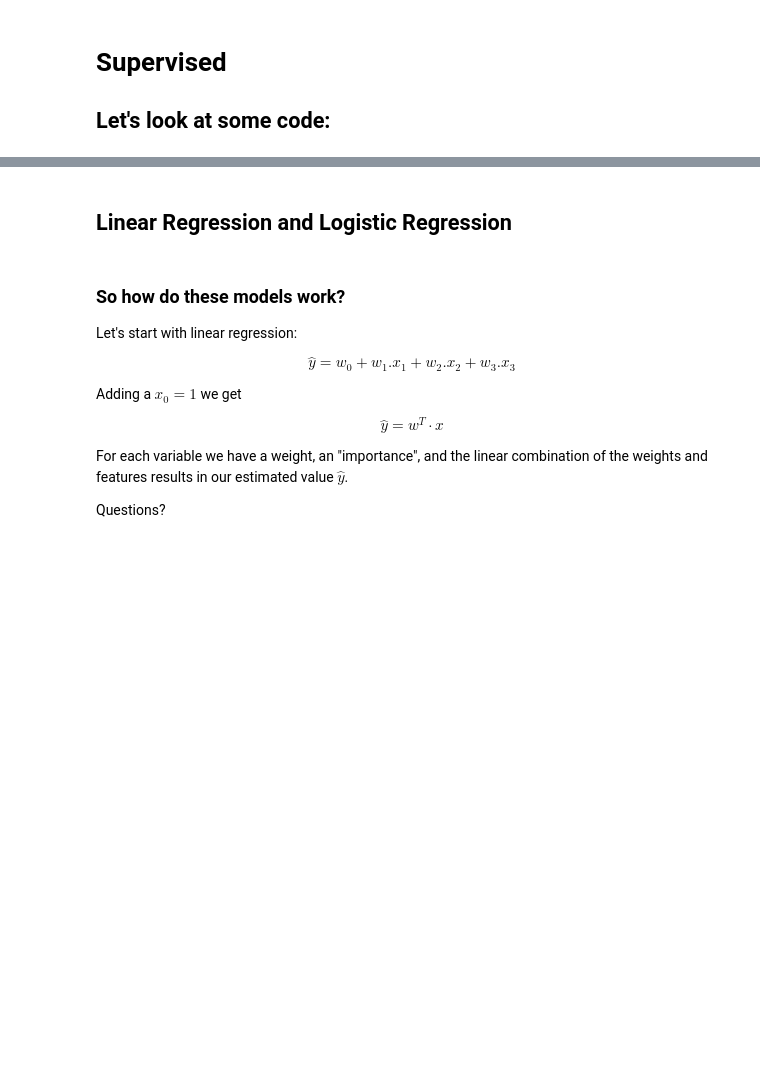
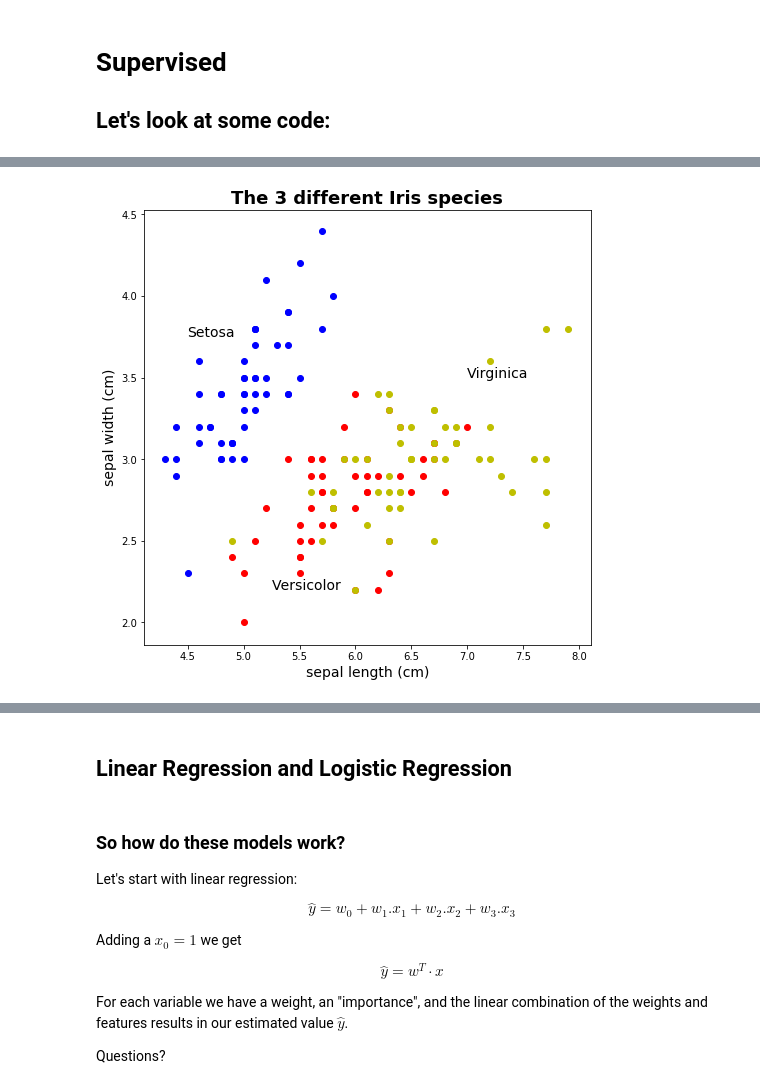
Before and after one commit to Joao-M-Almeida/ML-Tutorial, a Jupyter notebook: Tutorial Notebook.ipynb, the cells around one changed output, grey strips where cells are left out. Saved outputs shown, nothing was run; the diff lists cells and outputs as text; code cells hidden in the pictures; blank space fills up the shorter version.

```diff
--- a/Tutorial Notebook.ipynb
+++ b/Tutorial Notebook.ipynb
@@ -107,0 +204,11 @@ y = iris_dataset.target
+# %%
+# Put them in a random order
+idx = np.random.permutation(150)
+y = y[idx]
+X = X[idx]
+
+labels = np.reshape(y,
+                    (y.shape[0], 1))
+df = pd.DataFrame(data=np.concatenate((X, labels), axis=1),
+                 columns=iris_dataset.feature_names + ['Class'])
+df.head(10)
@@ -108,17 +239,23 @@ y = iris_dataset.target
 # %%
 # Let's take a peak at the data:
 plt.figure(figsize=(8,8))
 colors = "bry"
 for i, color in zip([0, 1, 2], colors):
     idx = np.where(y == i)
     plt.scatter(X[idx, 0], X[idx, 1], c=color, cmap=plt.cm.Paired)
 
 plt.text(5.25, 2.20, "Versicolor", fontsize=14)
 plt.text(7, 3.5, "Virginica", fontsize=14)
 plt.text(4.5, 3.75, "Setosa", fontsize=14)
 
-plt.title("The 3 different Iris species", fontsize=18, fontweight='bold')
+plt.title("The 3 different Iris species", fontsize=18,
+          fontweight='bold')
+plt.xlabel(iris_dataset.feature_names[0], fontsize=14)
+plt.ylabel(iris_dataset.feature_names[1], fontsize=14)
+
 plt.show()
+# %% [output]
+[figure, added]
 # %%
 # We will focus identifying only the Iris Setosa
 plt.figure(figsize=(8,8))
```
Also changed, not shown: parts of 44 cells of this notebook, 1 other file.
